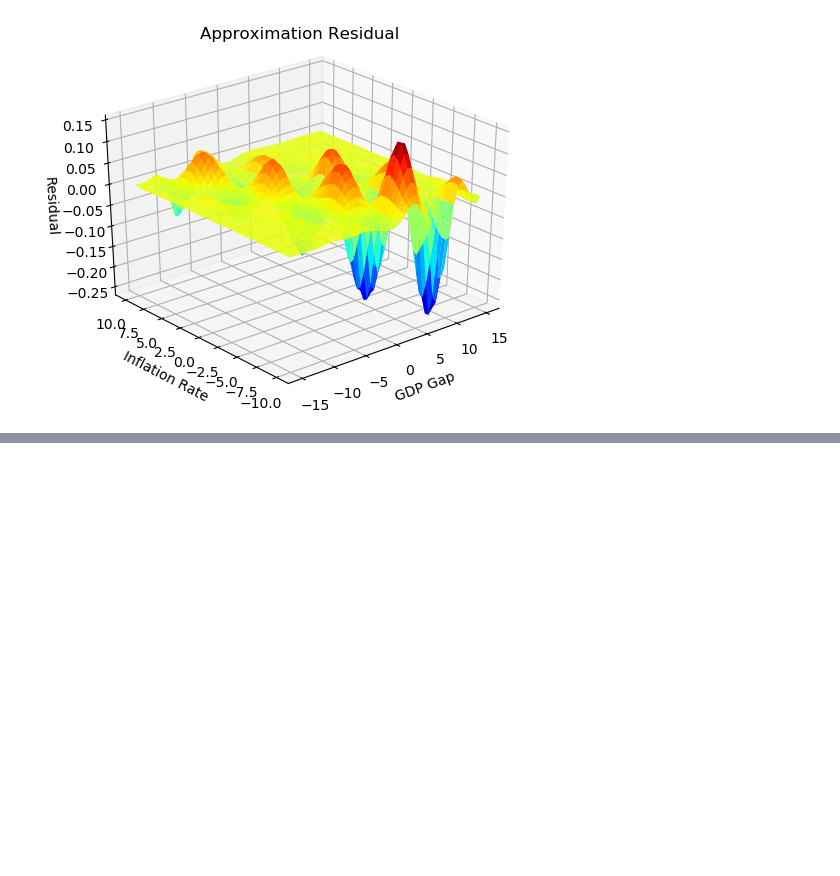
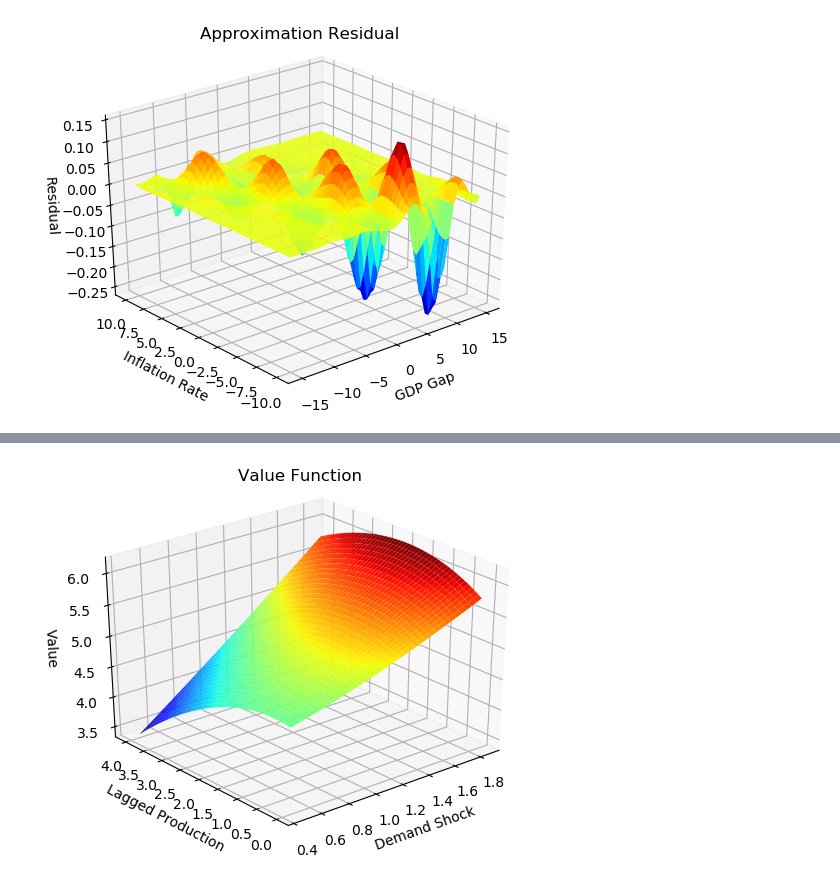
Before and after one commit to OyamaZemi/MirandaFackler.notebooks, a Jupyter notebook: collocation/collocation.ipynb, the cells around one changed output, grey strips where cells are left out. Drawn from its saved outputs; the diff is of its cells as text; code cells hidden in the pictures; blank space fills up the shorter version.

```diff
--- a/collocation/collocation.ipynb
+++ b/collocation/collocation.ipynb
@@ -595,0 +672,12 @@ ax[:view_init](ax[:elev], 230)
+# %%
+title = "Value Function"
+zlabel = "Value"
+PyPlot.surf(grids..., reshape(V, grid_length...)', cmap=PyPlot.cm[:jet])
+ax = PyPlot.gca()
+ax[:set_xlabel](xlabel)
+ax[:set_ylabel](ylabel)
+ax[:set_zlabel](zlabel)
+ax[:set_title](title, y=1.05)
+ax[:view_init](ax[:elev], 230)
+# %% [output]
+[figure, added]
```
Also changed, not shown: parts of 21 cells of this notebook.
